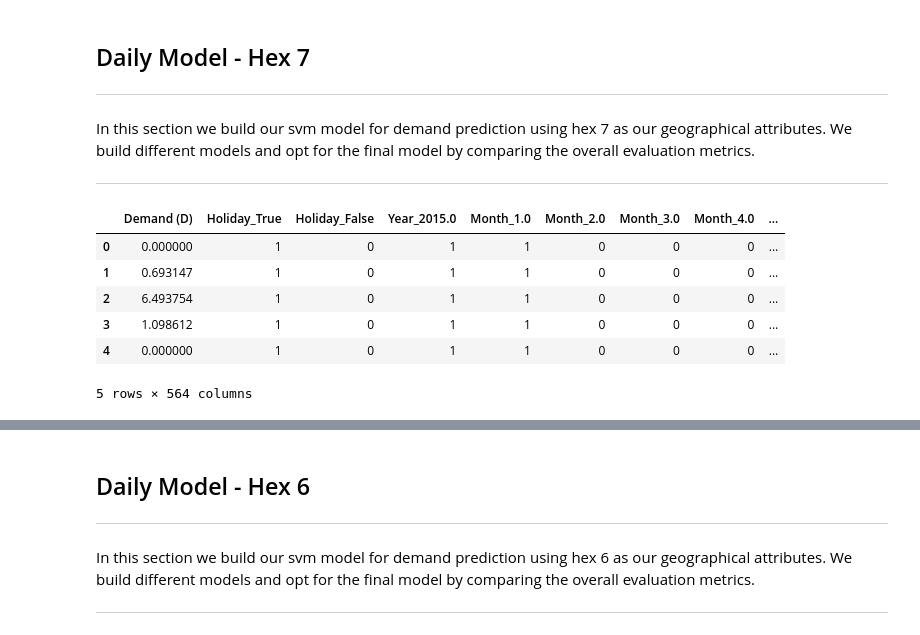
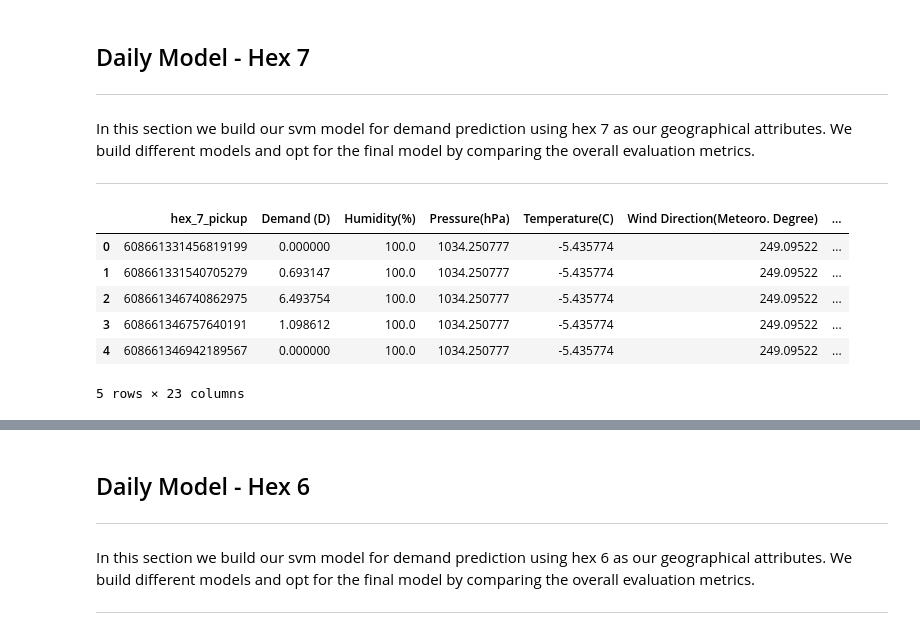
Before and after one commit to SepehrRad/aaa21, a Jupyter notebook: notebooks/prediction_svm.ipynb, the cells around one changed output, grey strips where cells are left out. Cells and saved outputs as stored; diff of their text form; code cells hidden in the pictures.

Commit message:
Add final daily model

```diff
--- a/notebooks/prediction_svm.ipynb
+++ b/notebooks/prediction_svm.ipynb
@@ -53,10 +53,10 @@ weather_df = utils.read_parquet('Weather.parquet',columns = ['Trip Start Timesta
                                     'Wind Direction(Meteoro. Degree)','Wind Speed(M/S)'])
 
 daily_demand = preprocessing.create_aggregated_data(df=chicago_df,weather_df=weather_df,temporal_resolution='D')
-#daily_demand_hex_7 = preprocessing.create_aggregated_data(df=chicago_df,weather_df=weather_df,temporal_resolution='D',
-#                                            use_hexes=True,hex_resolution=7)
-#daily_demand_hex_6 = preprocessing.create_aggregated_data(df=chicago_df,weather_df=weather_df,temporal_resolution='D',
-#                                            use_hexes=True,hex_resolution=6)
+daily_demand_hex_7 = preprocessing.create_aggregated_data(df=chicago_df,weather_df=weather_df,temporal_resolution='D',
+                                            use_hexes=True,hex_resolution=7)
+daily_demand_hex_6 = preprocessing.create_aggregated_data(df=chicago_df,weather_df=weather_df,temporal_resolution='D',
+                                            use_hexes=True,hex_resolution=6)
 
 del chicago_df
 del weather_df
@@ -70,12 +70,12 @@ In this section we add the following spatial and temporal features to our data b
 # %%
 #Spatial Features
 daily_demand = feature_engineering.add_spatial_features(daily_demand)
-#daily_demand_hex_7 = feature_engineering.add_spatial_features(daily_demand_hex_7,with_hex=7,hex_res=7)
-#daily_demand_hex_6 = feature_engineering.add_spatial_features(daily_demand_hex_6,with_hex=6,hex_res=6)
+daily_demand_hex_7 = feature_engineering.add_spatial_features(daily_demand_hex_7,with_hex=7,hex_res=7)
+daily_demand_hex_6 = feature_engineering.add_spatial_features(daily_demand_hex_6,with_hex=6,hex_res=6)
 #Holidays
 daily_demand = feature_engineering.add_holidays(daily_demand)
-#daily_demand_hex_6 = feature_engineering.add_holidays(daily_demand_hex_6)
-#daily_demand_hex_7 = feature_engineering.add_holidays(daily_demand_hex_7)
+daily_demand_hex_6 = feature_engineering.add_holidays(daily_demand_hex_6)
+daily_demand_hex_7 = feature_engineering.add_holidays(daily_demand_hex_7)
 # %% [markdown]
 ### Model Architecture
 ---
@@ -494,23 +489,24 @@ In this section we build our svm model for demand prediction using hex 7 as our
 # %%
 #Log transformation
 daily_demand_hex_7['Demand (D)'] = np.log(daily_demand_hex_7['Demand (D)'])
+# %%
+daily_demand_hex_7, target, cont_vars, cat_vars = (prediction_utils.
+                                             preprocess_data_for_prediction(daily_demand_hex_7,
+                                                                            temporal_resolution='D'))
 # %%
-#Train - Validation - Test Split
-train_data, val_data, test_data = prediction_svm.split_data_sets_for_svm(daily_demand_hex_7,
-                                                                         temporal_resolution='D',
-                                                                         test_size=0.2,
-                                                                         validation_size=0.2)
+#Train - Test Split
+daily_demand_hex_7_train, daily_demand_hex_7_test = prediction_svm.split_data_sets_for_svm(daily_demand_hex_7, test_size=0.2)
 # %%
 #Augmented data
-train_data.head(5)
+daily_demand_hex_7_train.head(5)
 # %% [output]
-|  | Demand (D) | Holiday_True | Holiday_False | Year_2015.0 | Month_1.0 | Month_2.0 | Month_3.0 | Month_4.0 | ... |
-| 0 | 0.000000 | 1 | 0 | 1 | 1 | 0 | 0 | 0 | ... |
-| 1 | 0.693147 | 1 | 0 | 1 | 1 | 0 | 0 | 0 | ... |
-| 2 | 6.493754 | 1 | 0 | 1 | 1 | 0 | 0 | 0 | ... |
-| 3 | 1.098612 | 1 | 0 | 1 | 1 | 0 | 0 | 0 | ... |
-| 4 | 0.000000 | 1 | 0 | 1 | 1 | 0 | 0 | 0 | ... |
+|  | hex_7_pickup | Demand (D) | Humidity(%) | Pressure(hPa) | Temperature(C) | Wind Direction(Meteoro. Degree) | ... |
+| 0 | 608661331456819199 | 0.000000 | 100.0 | 1034.250777 | -5.435774 | 249.09522 | ... |
+| 1 | 608661331540705279 | 0.693147 | 100.0 | 1034.250777 | -5.435774 | 249.09522 | ... |
+| 2 | 608661346740862975 | 6.493754 | 100.0 | 1034.250777 | -5.435774 | 249.09522 | ... |
+| 3 | 608661346757640191 | 1.098612 | 100.0 | 1034.250777 | -5.435774 | 249.09522 | ... |
+| 4 | 608661346942189567 | 0.000000 | 100.0 | 1034.250777 | -5.435774 | 249.09522 | ... |
-5 rows × 564 columns
+5 rows × 23 columns
 # %%
 #Categorical and Continuous Variables
 print('Continuous variables:')
```
Also changed, not shown: parts of 184 cells of this notebook, 1 other file.
